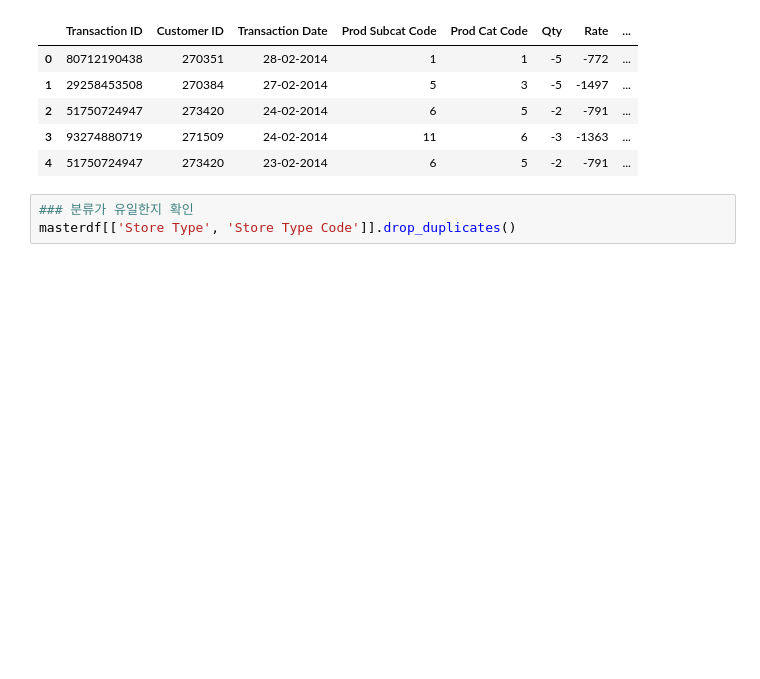
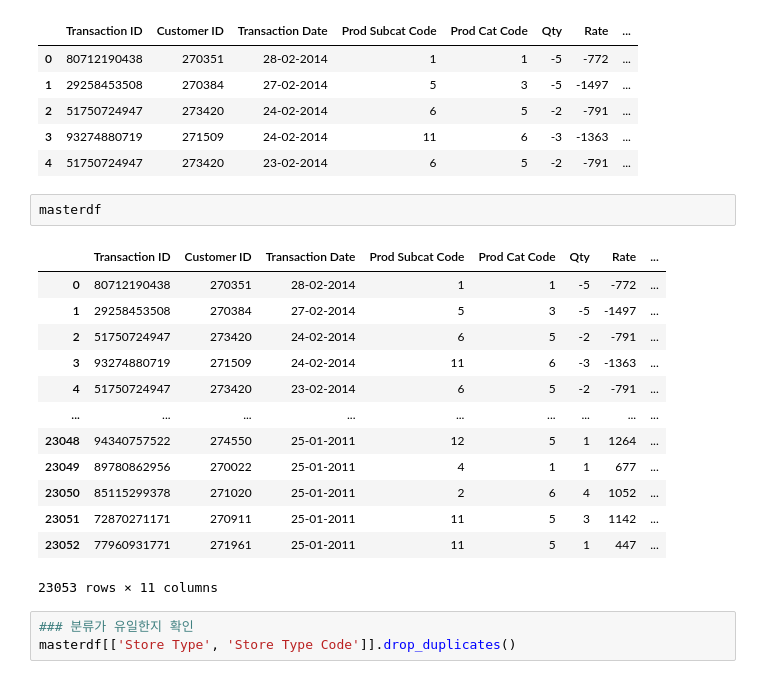
Before and after one commit to forallx94/Recommendation-System-1, a Jupyter notebook: Recommendation Engine.ipynb, the cells around one changed output. Saved outputs shown, nothing was run; the diff lists cells and outputs as text; blank space fills up the shorter version.

```diff
--- a/Recommendation Engine.ipynb
+++ b/Recommendation Engine.ipynb
@@ -105,6 +103,22 @@ masterdf.head(5)
 | 2 | 51750724947 | 273420 | 24-02-2014 | 6 | 5 | -2 | -791 | ... |
 | 3 | 93274880719 | 271509 | 24-02-2014 | 11 | 6 | -3 | -1363 | ... |
 | 4 | 51750724947 | 273420 | 23-02-2014 | 6 | 5 | -2 | -791 | ... |
+# %%
+masterdf
+# %% [output]
+|  | Transaction ID | Customer ID | Transaction Date | Prod Subcat Code | Prod Cat Code | Qty | Rate | ... |
+| 0 | 80712190438 | 270351 | 28-02-2014 | 1 | 1 | -5 | -772 | ... |
+| 1 | 29258453508 | 270384 | 27-02-2014 | 5 | 3 | -5 | -1497 | ... |
+| 2 | 51750724947 | 273420 | 24-02-2014 | 6 | 5 | -2 | -791 | ... |
+| 3 | 93274880719 | 271509 | 24-02-2014 | 11 | 6 | -3 | -1363 | ... |
+| 4 | 51750724947 | 273420 | 23-02-2014 | 6 | 5 | -2 | -791 | ... |
+| ... | ... | ... | ... | ... | ... | ... | ... | ... |
+| 23048 | 94340757522 | 274550 | 25-01-2011 | 12 | 5 | 1 | 1264 | ... |
+| 23049 | 89780862956 | 270022 | 25-01-2011 | 4 | 1 | 1 | 677 | ... |
+| 23050 | 85115299378 | 271020 | 25-01-2011 | 2 | 6 | 4 | 1052 | ... |
+| 23051 | 72870271171 | 270911 | 25-01-2011 | 11 | 5 | 3 | 1142 | ... |
+| 23052 | 77960931771 | 271961 | 25-01-2011 | 11 | 5 | 1 | 447 | ... |
+23053 rows × 11 columns
 # %%
 ### 분류가 유일한지 확인
 masterdf[['Store Type', 'Store Type Code']].drop_duplicates()
```
Also changed, not shown: parts of 12 cells of this notebook, 1 other file.
